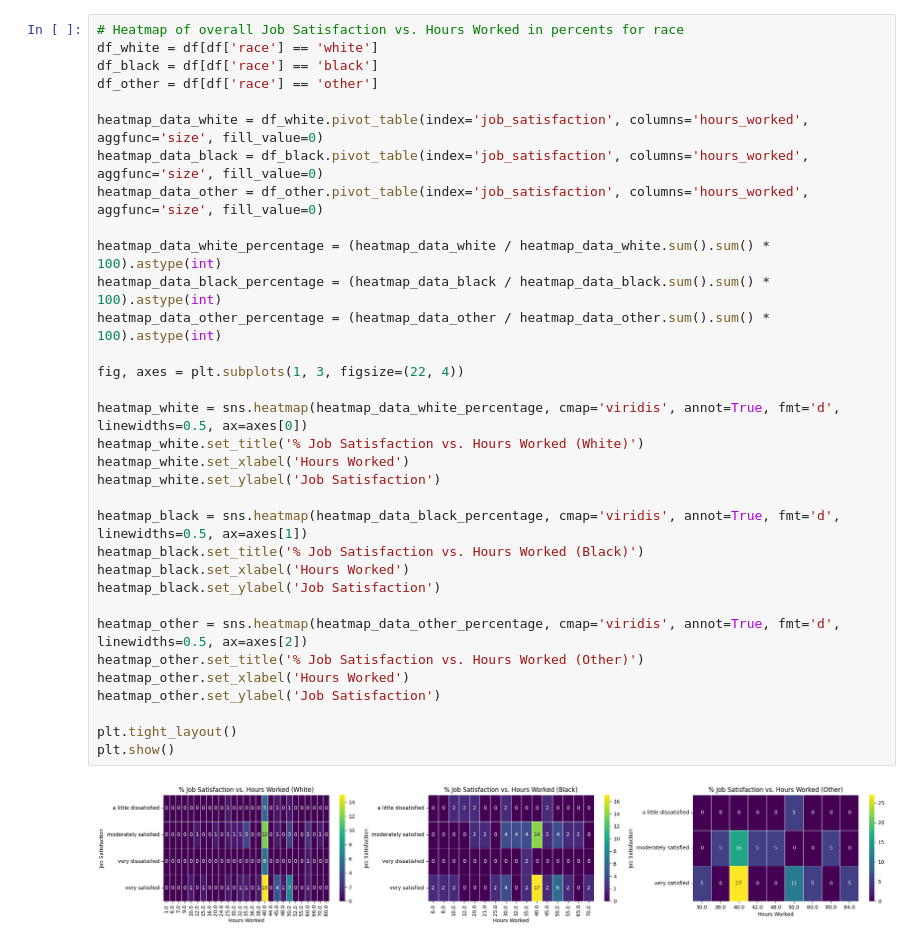
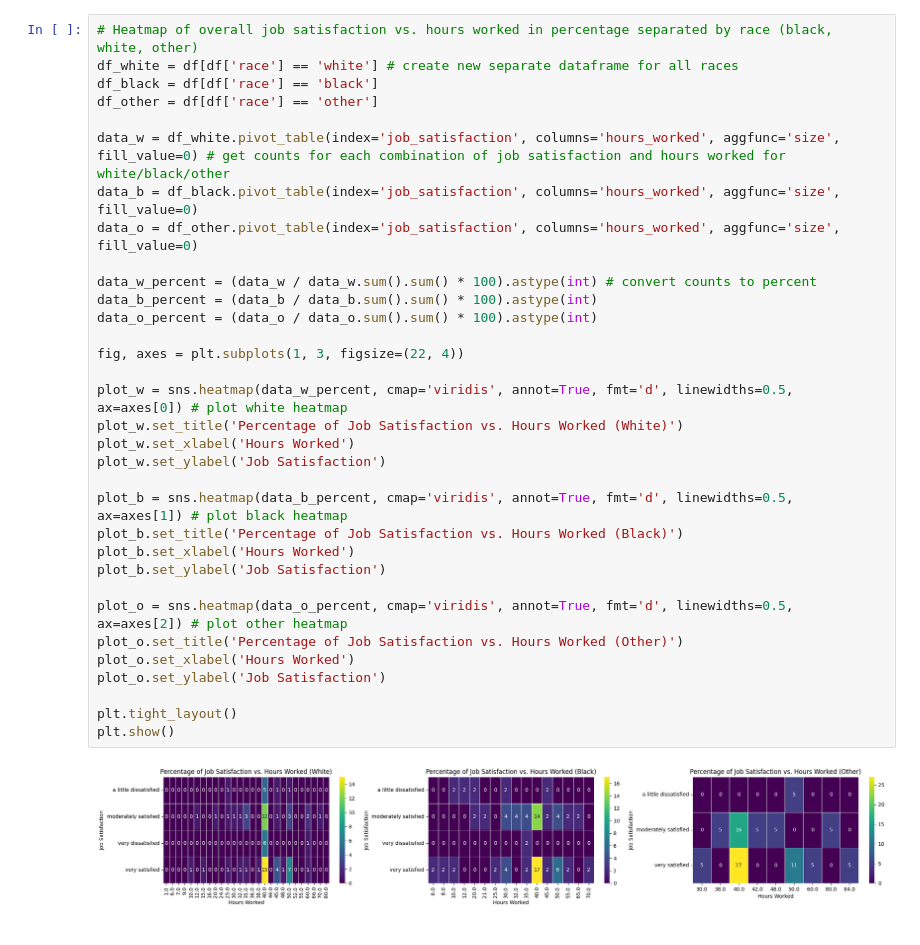
Before and after one commit to kirsten-fung/project_gss, a Jupyter notebook: graph_plot.ipynb, the cells around one changed output. Drawn from its saved outputs; the diff is of its cells as text.

```diff
--- a/graph_plot.ipynb
+++ b/graph_plot.ipynb
@@ -86,37 +82,37 @@ plt.show()
 # %%
-# Heatmap of overall Job Satisfaction vs. Hours Worked in percents for race
-df_white = df[df['race'] == 'white']
+# Heatmap of overall job satisfaction vs. hours worked in percentage separated by race (black, white, other)
+df_white = df[df['race'] == 'white'] # create new separate dataframe for all races
 df_black = df[df['race'] == 'black']
 df_other = df[df['race'] == 'other']
 
-heatmap_data_white = df_white.pivot_table(index='job_satisfaction', columns='hours_worked', aggfunc='size', fill_value=0)
-heatmap_data_black = df_black.pivot_table(index='job_satisfaction', columns='hours_worked', aggfunc='size', fill_value=0)
-heatmap_data_other = df_other.pivot_table(index='job_satisfaction', columns='hours_worked', aggfunc='size', fill_value=0)
+data_w = df_white.pivot_table(index='job_satisfaction', columns='hours_worked', aggfunc='size', fill_value=0) # get counts for each combination of job satisfaction and hours worked for white/black/other
+data_b = df_black.pivot_table(index='job_satisfaction', columns='hours_worked', aggfunc='size', fill_value=0)
+data_o = df_other.pivot_table(index='job_satisfaction', columns='hours_worked', aggfunc='size', fill_value=0)
 
-heatmap_data_white_percentage = (heatmap_data_white / heatmap_data_white.sum().sum() * 100).astype(int)
-heatmap_data_black_percentage = (heatmap_data_black / heatmap_data_black.sum().sum() * 100).astype(int)
-heatmap_data_other_percentage = (heatmap_data_other / heatmap_data_other.sum().sum() * 100).astype(int)
+data_w_percent = (data_w / data_w.sum().sum() * 100).astype(int) # convert counts to percent
+data_b_percent = (data_b / data_b.sum().sum() * 100).astype(int)
+data_o_percent = (data_o / data_o.sum().sum() * 100).astype(int)
 
 fig, axes = plt.subplots(1, 3, figsize=(22, 4))
 
-heatmap_white = sns.heatmap(heatmap_data_white_percentage, cmap='viridis', annot=True, fmt='d', linewidths=0.5, ax=axes[0])
-heatmap_white.set_title('% Job Satisfaction vs. Hours Worked (White)')
-heatmap_white.set_xlabel('Hours Worked')
-heatmap_white.set_ylabel('Job Satisfaction')
+plot_w = sns.heatmap(data_w_percent, cmap='viridis', annot=True, fmt='d', linewidths=0.5, ax=axes[0]) # plot white heatmap
+plot_w.set_title('Percentage of Job Satisfaction vs. Hours Worked (White)')
+plot_w.set_xlabel('Hours Worked')
+plot_w.set_ylabel('Job Satisfaction')
 
-heatmap_black = sns.heatmap(heatmap_data_black_percentage, cmap='viridis', annot=True, fmt='d', linewidths=0.5, ax=axes[1])
-heatmap_black.set_title('% Job Satisfaction vs. Hours Worked (Black)')
-heatmap_black.set_xlabel('Hours Worked')
-heatmap_black.set_ylabel('Job Satisfaction')
+plot_b = sns.heatmap(data_b_percent, cmap='viridis', annot=True, fmt='d', linewidths=0.5, ax=axes[1]) # plot black heatmap
+plot_b.set_title('Percentage of Job Satisfaction vs. Hours Worked (Black)')
+plot_b.set_xlabel('Hours Worked')
+plot_b.set_ylabel('Job Satisfaction')
 
-heatmap_other = sns.heatmap(heatmap_data_other_percentage, cmap='viridis', annot=True, fmt='d', linewidths=0.5, ax=axes[2])
-heatmap_other.set_title('% Job Satisfaction vs. Hours Worked (Other)')
-heatmap_other.set_xlabel('Hours Worked')
-heatmap_other.set_ylabel('Job Satisfaction')
+plot_o = sns.heatmap(data_o_percent, cmap='viridis', annot=True, fmt='d', linewidths=0.5, ax=axes[2]) # plot other heatmap
+plot_o.set_title('Percentage of Job Satisfaction vs. Hours Worked (Other)')
+plot_o.set_xlabel('Hours Worked')
+plot_o.set_ylabel('Job Satisfaction')
 
 plt.tight_layout()
 plt.show()
 # %% [output]
-[figure, old version]
+[figure, new version]
 # %%
 # Violin plot of job satisfaction vs. hours worked
```
Also changed, not shown: parts of 11 cells of this notebook.
